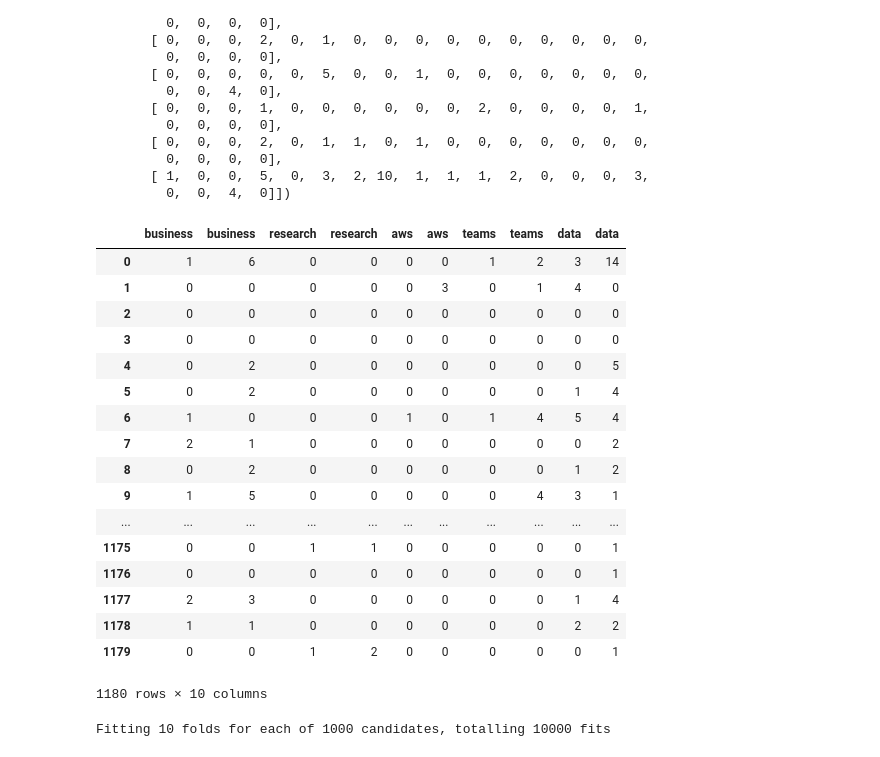
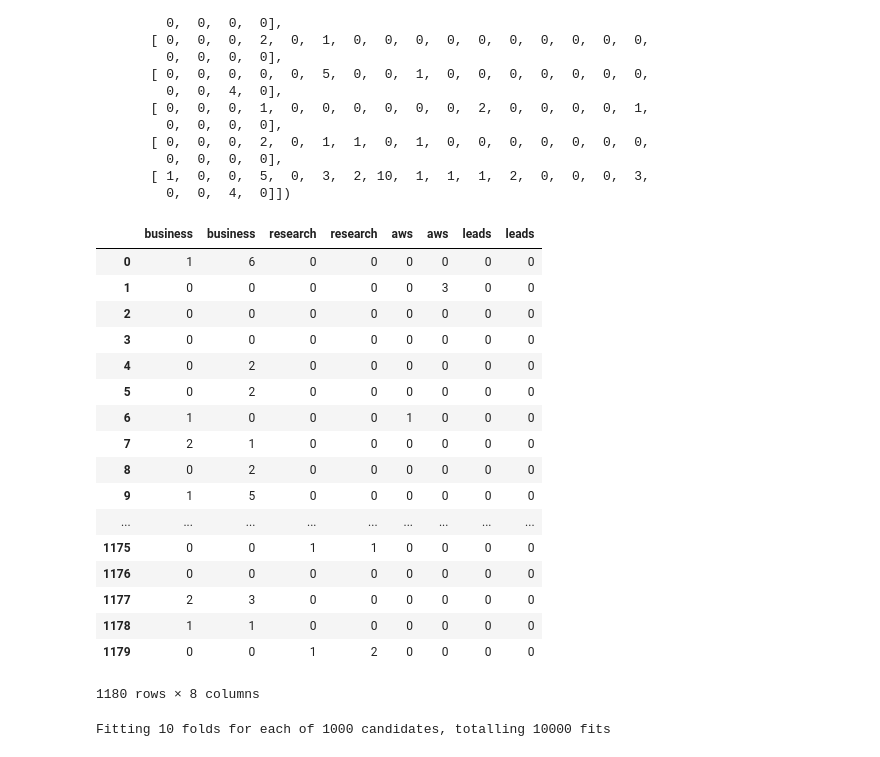
Before and after one commit to ThinNandarSoe/Project_4, a Jupyter notebook: Project_4_Nandar_EDA_and_Modelling.ipynb, the cells around one changed output. Drawn from its saved outputs; the diff is of its cells as text; code cells hidden in the pictures.

```diff
--- a/Project_4_Nandar_EDA_and_Modelling.ipynb
+++ b/Project_4_Nandar_EDA_and_Modelling.ipynb
@@ -1429,26 +1430,26 @@ array([[ 0,  0,  0,  6,  0,  3,  3,  0,  0,  0,  0,  2,  0,  0,  0,  0,
        [ 1,  0,  0,  5,  0,  3,  2, 10,  1,  1,  1,  2,  0,  0,  0,  3,
          0,  0,  4,  0]])
 # %%
-X_desc[['business','research','aws','teams','data']]
+X_desc[['business','research','aws','leads']]
 # %% [output]
-|  | business | business | research | research | aws | aws | teams | teams | data | data |
-| 0 | 1 | 6 | 0 | 0 | 0 | 0 | 1 | 2 | 3 | 14 |
-| 1 | 0 | 0 | 0 | 0 | 0 | 3 | 0 | 1 | 4 | 0 |
-| 2 | 0 | 0 | 0 | 0 | 0 | 0 | 0 | 0 | 0 | 0 |
-| 3 | 0 | 0 | 0 | 0 | 0 | 0 | 0 | 0 | 0 | 0 |
-| 4 | 0 | 2 | 0 | 0 | 0 | 0 | 0 | 0 | 0 | 5 |
-| 5 | 0 | 2 | 0 | 0 | 0 | 0 | 0 | 0 | 1 | 4 |
-| 6 | 1 | 0 | 0 | 0 | 1 | 0 | 1 | 4 | 5 | 4 |
-| 7 | 2 | 1 | 0 | 0 | 0 | 0 | 0 | 0 | 0 | 2 |
-| 8 | 0 | 2 | 0 | 0 | 0 | 0 | 0 | 0 | 1 | 2 |
-| 9 | 1 | 5 | 0 | 0 | 0 | 0 | 0 | 4 | 3 | 1 |
-| ... | ... | ... | ... | ... | ... | ... | ... | ... | ... | ... |
-| 1175 | 0 | 0 | 1 | 1 | 0 | 0 | 0 | 0 | 0 | 1 |
-| 1176 | 0 | 0 | 0 | 0 | 0 | 0 | 0 | 0 | 0 | 1 |
-| 1177 | 2 | 3 | 0 | 0 | 0 | 0 | 0 | 0 | 1 | 4 |
-| 1178 | 1 | 1 | 0 | 0 | 0 | 0 | 0 | 0 | 2 | 2 |
-| 1179 | 0 | 0 | 1 | 2 | 0 | 0 | 0 | 0 | 0 | 1 |
+|  | business | business | research | research | aws | aws | leads | leads |
+| 0 | 1 | 6 | 0 | 0 | 0 | 0 | 0 | 0 |
+| 1 | 0 | 0 | 0 | 0 | 0 | 3 | 0 | 0 |
+| 2 | 0 | 0 | 0 | 0 | 0 | 0 | 0 | 0 |
+| 3 | 0 | 0 | 0 | 0 | 0 | 0 | 0 | 0 |
+| 4 | 0 | 2 | 0 | 0 | 0 | 0 | 0 | 0 |
+| 5 | 0 | 2 | 0 | 0 | 0 | 0 | 0 | 0 |
+| 6 | 1 | 0 | 0 | 0 | 1 | 0 | 0 | 0 |
+| 7 | 2 | 1 | 0 | 0 | 0 | 0 | 0 | 0 |
+| 8 | 0 | 2 | 0 | 0 | 0 | 0 | 0 | 0 |
+| 9 | 1 | 5 | 0 | 0 | 0 | 0 | 0 | 0 |
+| ... | ... | ... | ... | ... | ... | ... | ... | ... |
+| 1175 | 0 | 0 | 1 | 1 | 0 | 0 | 0 | 0 |
+| 1176 | 0 | 0 | 0 | 0 | 0 | 0 | 0 | 0 |
+| 1177 | 2 | 3 | 0 | 0 | 0 | 0 | 0 | 0 |
+| 1178 | 1 | 1 | 0 | 0 | 0 | 0 | 0 | 0 |
+| 1179 | 0 | 0 | 1 | 2 | 0 | 0 | 0 | 0 |
-1180 rows × 10 columns
+1180 rows × 8 columns
 # %%
 # With GridSearch
 best_logreg_model_desc = logreg_gridsearch(X_train_desc,y_train_desc)
```
Also changed, not shown: parts of 4 cells of this notebook.
